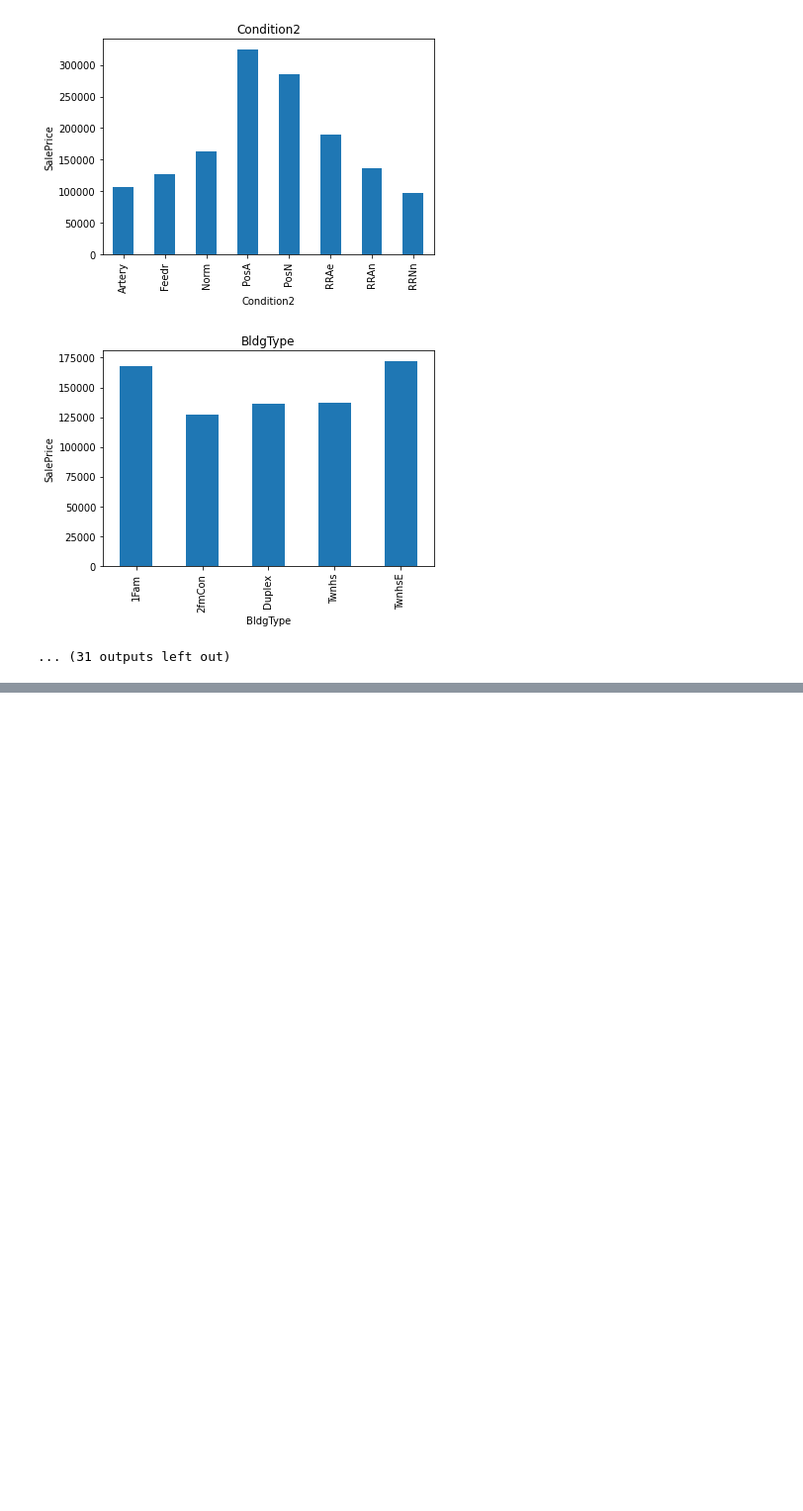
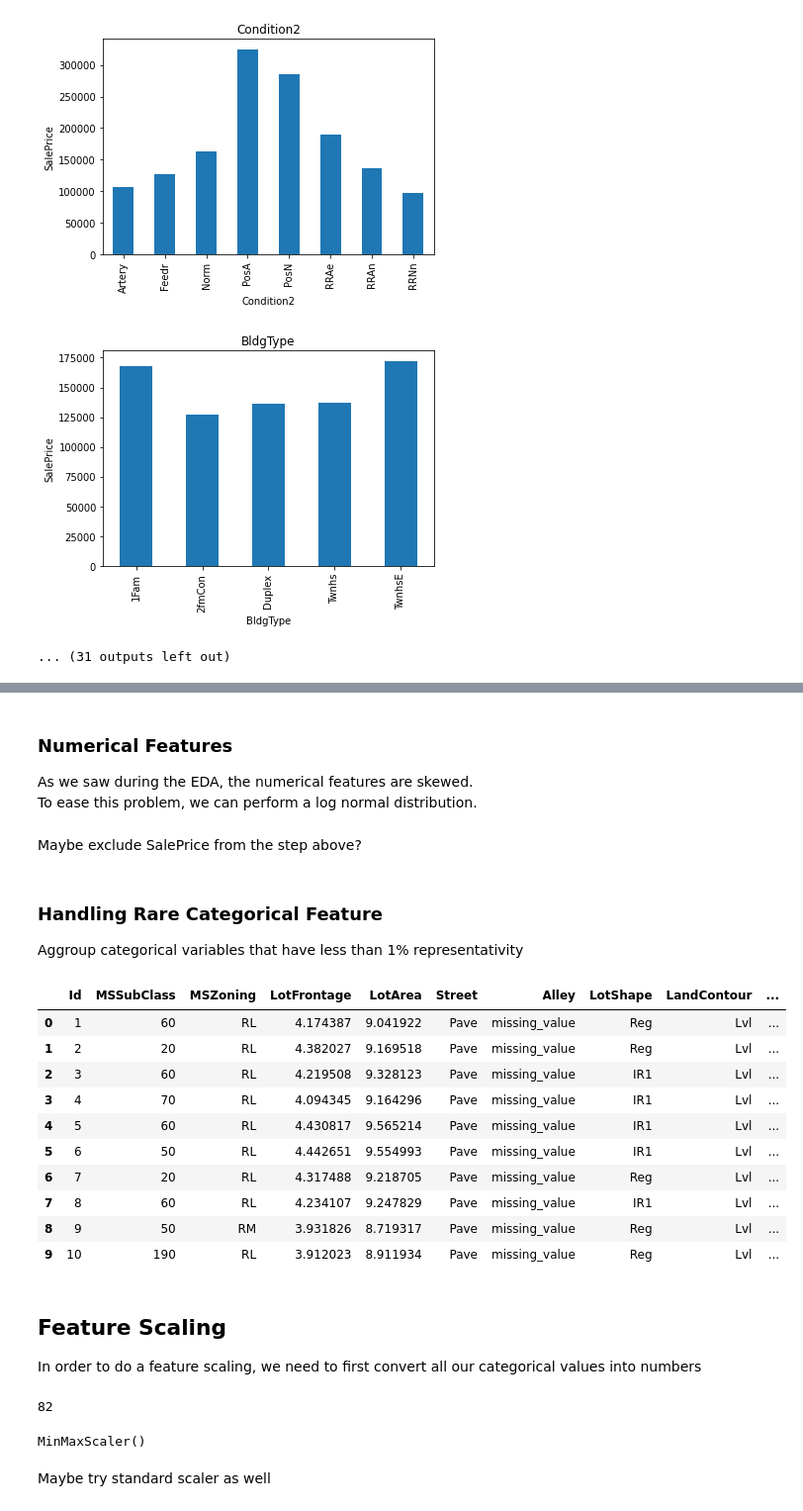
Before and after one commit to brunoportela/ML-Projects, a Jupyter notebook: Housing Prices Prediction - Kaggle/ Housing Prices Prediction - Kaggle.ipynb, the cells around one changed output, grey strips where cells are left out. Shown at 99% size. Saved outputs shown, nothing was run; the diff lists cells and outputs as text; code cells hidden in the pictures; blank space fills up the shorter version.

Commit message:
Update  Housing Prices Prediction - Kaggle.ipynb

```diff
--- a/Housing Prices Prediction - Kaggle/ Housing Prices Prediction - Kaggle.ipynb
+++ b/Housing Prices Prediction - Kaggle/ Housing Prices Prediction - Kaggle.ipynb
@@ -462,0 +570,13 @@ for feature in cat_features:
+# %%
+# Replace null values with some median
+
+for feature in num_null_features:
+    ## We will replace by using median since there are outliers
+    median_value = train_set[feature].median()
+
+    # Create a new feature (column) to hold null values
+    train_set[feature+'_null'] = np.where(train_set[feature].isnull(), 1, 0)
+    train_set[feature].fillna(median_value, inplace=True)
+
+# confirm that the null values are gone
+train_set[num_null_features].isnull().sum()
@@ -462,0 +604,7 @@ for feature in cat_features:
+# %%
+# Temporal features
+# Instead of holding the year, we can transform these columns to hold how many year has passed until the year sold.
+temporal_features = ['YearBuilt', 'YearRemodAdd', 'GarageYrBlt']
+
+for feature in temporal_features:
+    train_set[feature] = train_set['YrSold'] - train_set[feature]
@@ -462,0 +625,38 @@ for feature in cat_features:
+# %% [markdown]
+### Numerical Features
+As we saw during the EDA, the numerical features are skewed.<br>
+To ease this problem, we can perform a log normal distribution.
+# %%
+# our continuous features are the ones that contains mostly area information.
+
+non_zero_continuous_features = ['LotFrontage', 'LotArea', '1stFlrSF', 'GrLivArea', 'SalePrice']
+
+for feature in non_zero_continuous_features:
+    train_set[feature] = np.log(train_set[feature])
+# %% [markdown]
+Maybe exclude SalePrice from the step above?
+# %% [markdown]
+### Handling Rare Categorical Feature
+Aggroup categorical variables that have less than 1% representativity
+# %%
+for feature in cat_features:
+    temp = train_set.groupby(feature)['SalePrice'].count() / len(train_set)
+    temp_df = temp[temp > 0.01].index
+    train_set[feature] = np.where(train_set[feature].isin(temp_df), train_set[feature], 'rare_variable')
+# %%
+train_set.head(10)
+# %% [output]
+|  | Id | MSSubClass | MSZoning | LotFrontage | LotArea | Street | Alley | LotShape | LandContour | ... |
+| 0 | 1 | 60 | RL | 4.174387 | 9.041922 | Pave | missing_value | Reg | Lvl | ... |
+| 1 | 2 | 20 | RL | 4.382027 | 9.169518 | Pave | missing_value | Reg | Lvl | ... |
+| 2 | 3 | 60 | RL | 4.219508 | 9.328123 | Pave | missing_value | IR1 | Lvl | ... |
+| 3 | 4 | 70 | RL | 4.094345 | 9.164296 | Pave | missing_value | IR1 | Lvl | ... |
+| 4 | 5 | 60 | RL | 4.430817 | 9.565214 | Pave | missing_value | IR1 | Lvl | ... |
+| 5 | 6 | 50 | RL | 4.442651 | 9.554993 | Pave | missing_value | IR1 | Lvl | ... |
+| 6 | 7 | 20 | RL | 4.317488 | 9.218705 | Pave | missing_value | Reg | Lvl | ... |
+| 7 | 8 | 60 | RL | 4.234107 | 9.247829 | Pave | missing_value | IR1 | Lvl | ... |
+| 8 | 9 | 50 | RM | 3.931826 | 8.719317 | Pave | missing_value | Reg | Lvl | ... |
+| 9 | 10 | 190 | RL | 3.912023 | 8.911934 | Pave | missing_value | Reg | Lvl | ... |
+# %% [markdown]
+## Feature Scaling
+In order to do a feature scaling, we need to first convert all our categorical values into numbers
@@ -462,0 +669,13 @@ for feature in cat_features:
+# %%
+scaling_feature = [feature for feature in train_set.columns if feature not in ['Id','SalePrice']]
+len(scaling_feature)
+# %% [output]
+82
+# %%
+from sklearn.preprocessing import MinMaxScaler
+scaler = MinMaxScaler()
+scaler.fit(train_set[scaling_feature])
+# %% [output]
+MinMaxScaler()
+# %% [markdown]
+Maybe try standard scaler as well
```
Also changed, not shown: parts of 16 cells of this notebook.
